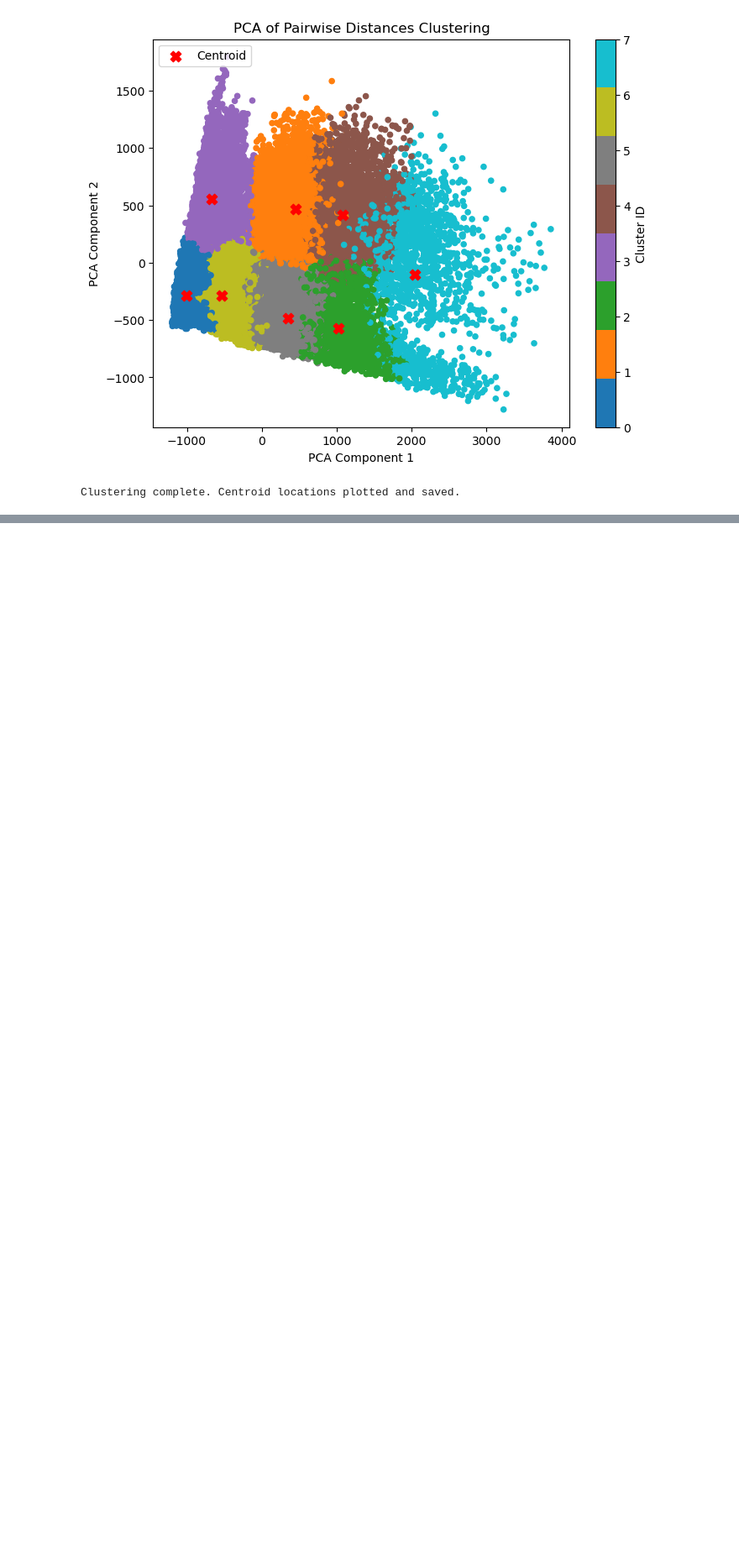
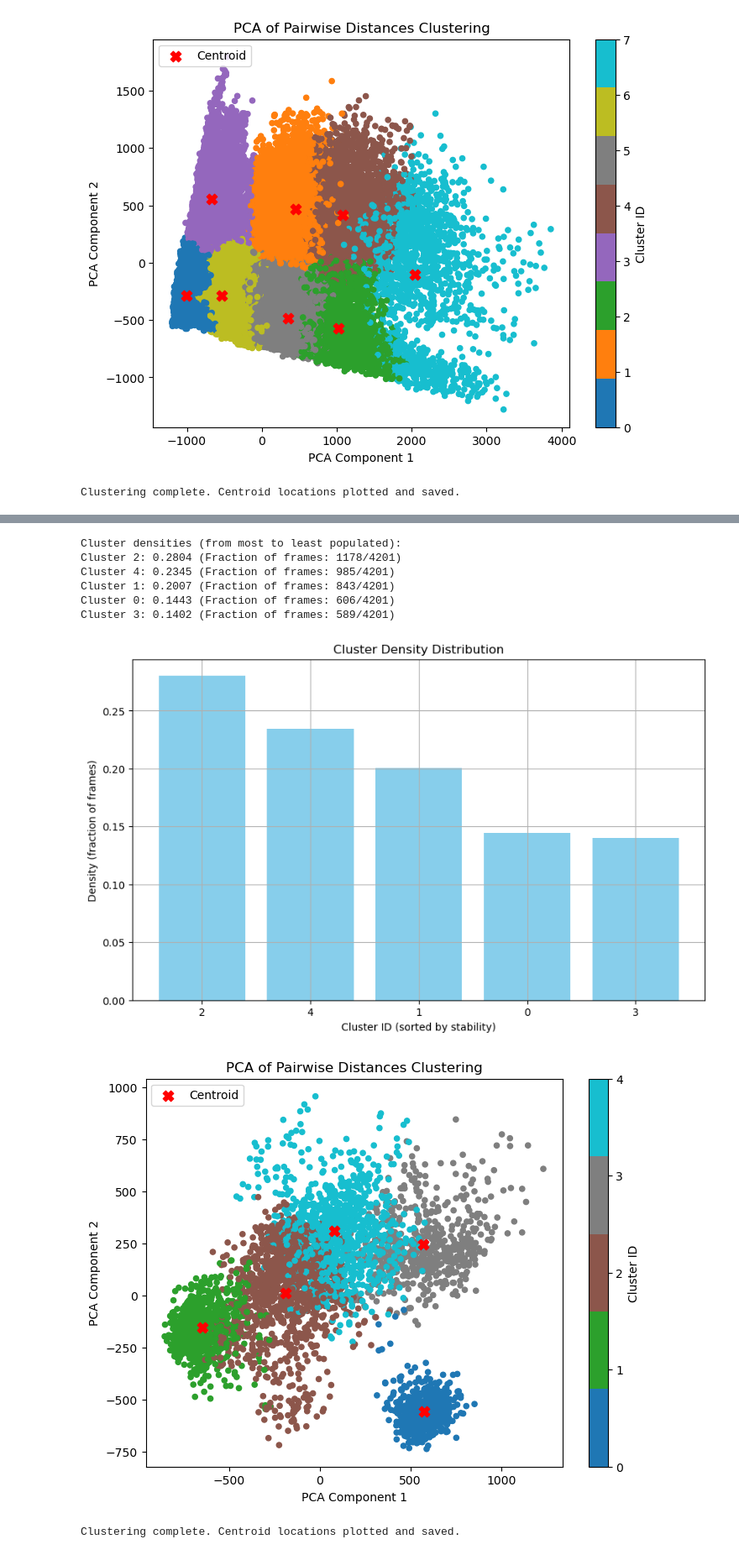
Before and after one commit to HuixiaLuScienceRocks/PCA_cluster_analysis, a Jupyter notebook: 2nd_PCA_CA_distance.ipynb, the cells around one changed output, grey strips where cells are left out. Shown: that part at 84% size. Saved outputs shown, nothing was run; the diff lists cells and outputs as text; code cells hidden in the pictures; blank space fills up the shorter version.

```diff
--- a/2nd_PCA_CA_distance.ipynb
+++ b/2nd_PCA_CA_distance.ipynb
@@ -610,6 +578,7 @@ Clustering complete. Centroid locations plotted and saved.
 # %%
 # Select CA atoms for distance calculation
-ca_atoms = u.select_atoms('protein and resid 50:330 and not name H*')
+#ca_atoms = u.select_atoms('protein and resid 50:330 and not name H*')
+ca_atoms = u.select_atoms('protein and resid 50:330 and backbone')
 
 # Select every second CA atom
 selected_ca_indices = np.arange(0, len(ca_atoms), 2)
@@ -622,7 +591,7 @@ frame_indices = []
 # Process every frame
 total_frames = len(u.trajectory)
 
-for frame_index in range(0, total_frames, 50):  # <-- add step=10 tp process every 10th frame
+for frame_index in range(0, total_frames, 500):  # <-- add step=10 tp process every 10th frame
     # Set the trajectory to the current frame
     u.trajectory[frame_index]
 
@@ -672,7 +641,7 @@ for i, frame in enumerate(centroid_frames):
 # Save the centroid conformation of each cluster to PDB
 for i, frame in enumerate(centroid_frames):
     u.trajectory[frame]
-    selected_ca_atoms.write(f"cluster_{n_clusters}clusters_{i}-5clusters-transmembrane-heavyAtom.pdb")
+    selected_ca_atoms.write(f"cluster_{n_clusters}clusters_{i}-5clusters-transmembrane-backbone.pdb")
 
 # Calculate density distribution of clusters (proportion of frames in each cluster)
 cluster_counts = np.bincount(labels)
@@ -704,7 +673,7 @@ plt.xticks(range(n_clusters), sorted_labels)
 plt.xlabel('Cluster ID (sorted by stability)')
 plt.ylabel('Density (fraction of frames)')
 plt.title('Cluster Density Distribution')
-plt.savefig('2nd-cluster_density_distribution_pairwise_distances_5clusters-transmembrane-heavyAtom.jpg', dpi=300)
+plt.savefig('2nd-cluster_density_distribution_pairwise_distances_5clusters-transmembrane-backbone.jpg', dpi=300)
 plt.grid(True)
 plt.show()
 
@@ -719,7 +688,8 @@ plt.xlabel('PCA Component 1')
 plt.ylabel('PCA Component 2')
 plt.title('PCA of Pairwise Distances Clustering')
 plt.legend(loc='upper left')
-plt.savefig('2nd-PCA_2d_clustering_pairwise_distances_5clusters-transmembrane-heavyAtom.jpg', dpi=300)
+plt.savefig('2nd-PCA_2d_clustering_pairwise_distances_5clusters-transmembrane-backbone.jpg', dpi=300)
 plt.show()
 
 print("Clustering complete. Centroid locations plotted and saved.")
+# %% [output]
@@ -725,0 +702,9 @@ print("Clustering complete. Centroid locations plotted and saved.")
+Cluster densities (from most to least populated):
+Cluster 2: 0.2804 (Fraction of frames: 1178/4201)
+Cluster 4: 0.2345 (Fraction of frames: 985/4201)
+Cluster 1: 0.2007 (Fraction of frames: 843/4201)
+Cluster 0: 0.1443 (Fraction of frames: 606/4201)
+Cluster 3: 0.1402 (Fraction of frames: 589/4201)
+[figure, added]
+[figure, added]
+Clustering complete. Centroid locations plotted and saved.
```
Also changed, not shown: parts of 6 cells of this notebook.
